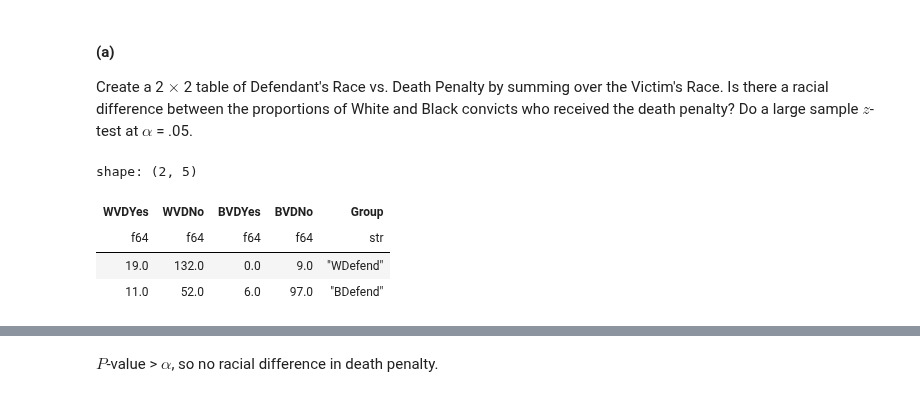
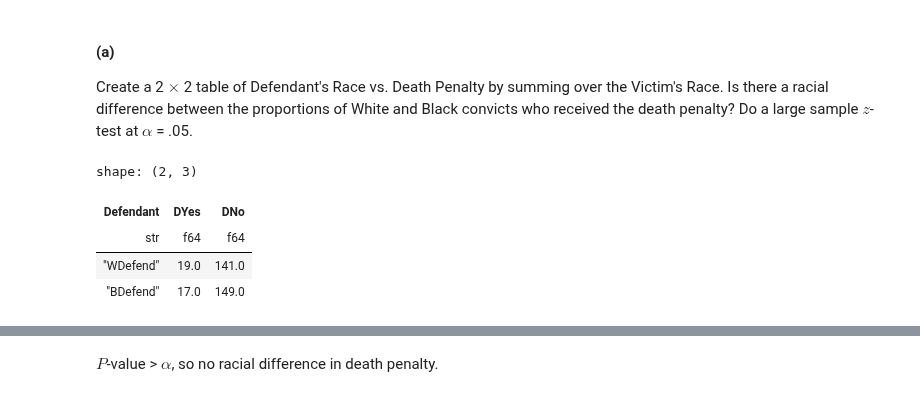
Before and after one commit to asterix314/SDAEI-Tamhane, a Jupyter notebook: ch09/ch09.ipynb, the cells around one changed output, grey strips where cells are left out. Saved outputs shown, nothing was run; the diff lists cells and outputs as text; code cells hidden in the pictures.

```diff
--- a/ch09/ch09.ipynb
+++ b/ch09/ch09.ipynb
@@ -1525,14 +1525,17 @@ The following table gives the racial characteristics of 326 individuals convicte
 #### (a)
 Create a 2 $\times$ 2 table of Defendant's Race vs. Death Penalty by summing over the Victim's Race. Is there a racial difference between the proportions of White and Black convicts who received the death penalty? Do a large sample $z$-test at $\alpha$ = .05.
 # %%
-# load data into dataframe
 data = (
     pl.read_json('Ex9-41.json')
-    .explode(pl.all()))
+    .explode(pl.all())
+    .select(
+        Defendant='Group',
+        DYes=col('WVDYes') + col('BVDYes'),
+        DNo=col('WVDNo') + col('BVDNo')))
 data
 # %% [output]
-shape: (2, 5)
+shape: (2, 3)
-| WVDYes | WVDNo | BVDYes | BVDNo | Group |
-| f64 | f64 | f64 | f64 | str |
-| 19.0 | 132.0 | 0.0 | 9.0 | "WDefend" |
-| 11.0 | 52.0 | 6.0 | 97.0 | "BDefend" |
+| Defendant | DYes | DNo |
+| str | f64 | f64 |
+| "WDefend" | 19.0 | 141.0 |
+| "BDefend" | 17.0 | 149.0 |
```
Also changed, not shown: parts of 9 cells of this notebook.
